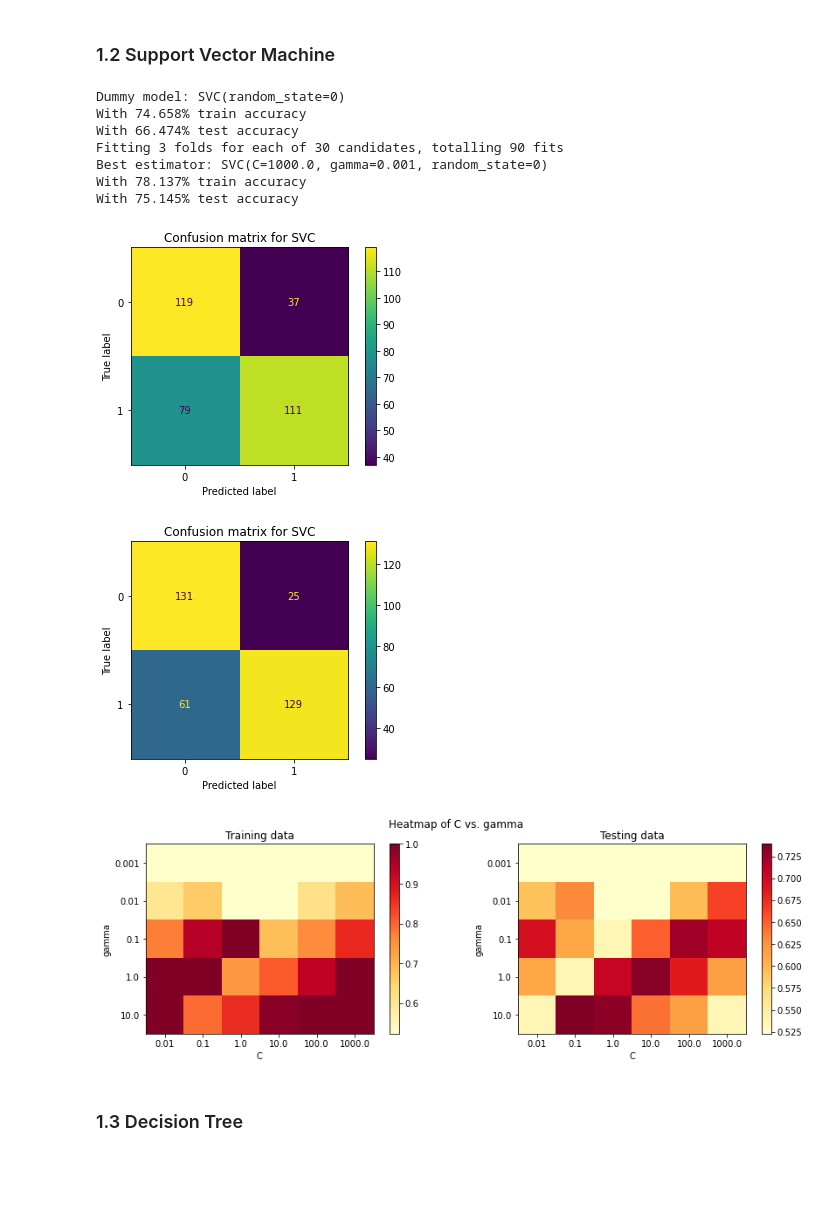
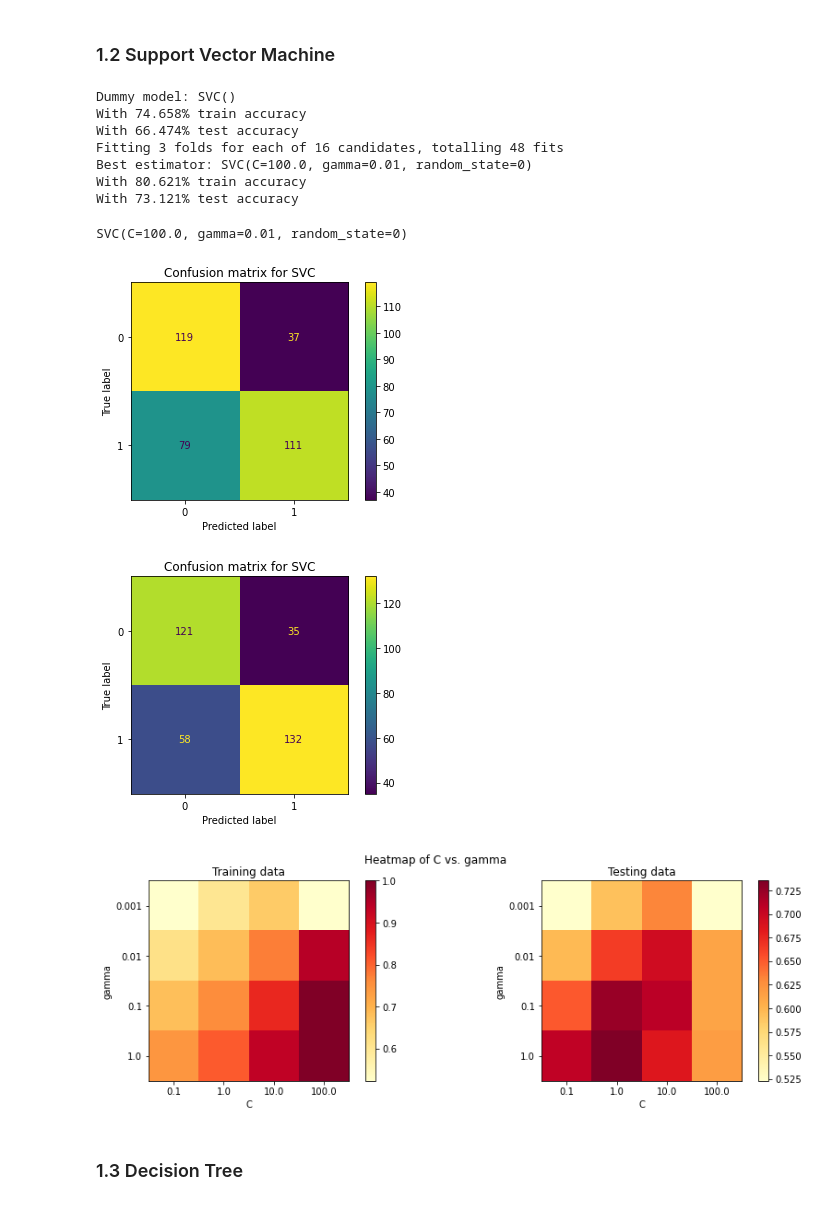
Before and after one commit to PBMocha/COMP432-MLProject, a Jupyter notebook: classification/ClassificationPipeline.ipynb, the cells around one changed output. Cells and saved outputs as stored; diff of their text form; code cells hidden in the pictures; blank space fills up the shorter version.

```diff
--- a/classification/ClassificationPipeline.ipynb
+++ b/classification/ClassificationPipeline.ipynb
@@ -44,36 +47,39 @@ With 73.41% test accuracy
 # %% [markdown]
 ### 1.2 Support Vector Machine
 # %%
-# Test a few different hyperparameters for SVM: C, gamma
-c_vals_svm = [0.01,0.1,1.0,10.0,100.0,1000.0]
-g_vals_svm = [0.001,0.01,0.1,1.0,10.0]
-param_grid_svm = {'C': c_vals_svm, 'gamma' : g_vals_svm}
+# # Test a few different hyperparameters for SVM: C, gamma
+# c_vals_svm = [0.01,0.1,1.0,10.0,100.0,1000.0]
+# g_vals_svm = [0.001,0.01,0.1,1.0,10.0]
+# param_grid_svm = {'C': c_vals_svm, 'gamma' : g_vals_svm}
 
-# Train a dummy SVM model with default values
-dummy_svm = train_dummy_model(X_trn, y_trn, X_tst, y_tst, sklearn.svm.SVC)
+# # Train a dummy SVM model with default values
+# dummy_svm = train_dummy_model(X_trn, y_trn, X_tst, y_tst, sklearn.svm.SVC)
 
-# Train different svm models, using grid search and cross validation to find best hyperparameters.
-gs_svm = grid_search(X_trn, y_trn, X_tst, y_tst, sklearn.svm.SVC,param_grid_svm,kernel='rbf',random_state=0)
+# # Train different svm models, using grid search and cross validation to find best hyperparameters.
+# gs_svm = grid_search(X_trn, y_trn, X_tst, y_tst, sklearn.svm.SVC,param_grid_svm,kernel='rbf',random_state=0)
 
-# Plot confusion matrix for dummy model
-plot_confusion_matrix(dummy_svm,X_tst,y_tst)
+# # Plot confusion matrix for dummy model
+# plot_confusion_matrix(dummy_svm,X_tst,y_tst)
 
-# Plot confusion matrix for best estimator of SVM
-plot_confusion_matrix(gs_svm.best_estimator_,X_tst,y_tst)
+# # Plot confusion matrix for best estimator of SVM
+# plot_confusion_matrix(gs_svm.best_estimator_,X_tst,y_tst)
 
-# Plot heatmap of the gridsearch
-plot_gridsearch_2(gs_svm, c_vals_svm, g_vals_svm, 'C', 'gamma')
+# # Plot heatmap of the gridsearch
+# plot_gridsearch_2(gs_svm, c_vals_svm, g_vals_svm, 'C', 'gamma')
+
+train_svm_classifier(X_trn,y_trn,X_tst,y_tst)
 # %% [output]
-Dummy model: SVC(random_state=0)
+Dummy model: SVC()
 With 74.658% train accuracy
 With 66.474% test accuracy
-Fitting 3 folds for each of 30 candidates, totalling 90 fits
-Best estimator: SVC(C=1000.0, gamma=0.001, random_state=0)
-With 78.137% train accuracy
-With 75.145% test accuracy
+Fitting 3 folds for each of 16 candidates, totalling 48 fits
+Best estimator: SVC(C=100.0, gamma=0.01, random_state=0)
+With 80.621% train accuracy
+With 73.121% test accuracy
+SVC(C=100.0, gamma=0.01, random_state=0)
 [figure]
-[figure, old version]
+[figure, new version]
-[figure, old version]
+[figure, new version]
 # %% [markdown]
 ### 1.3 Decision Tree
 # %%
```
Also changed, not shown: parts of 22 cells of this notebook, 1 other file.
